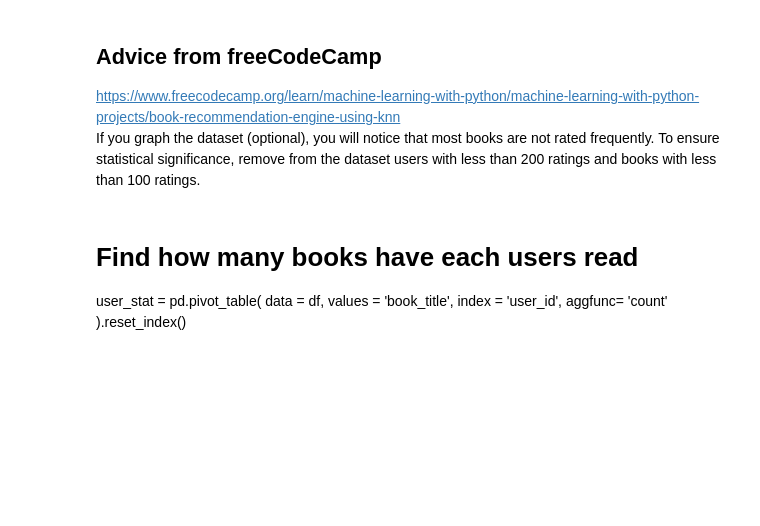
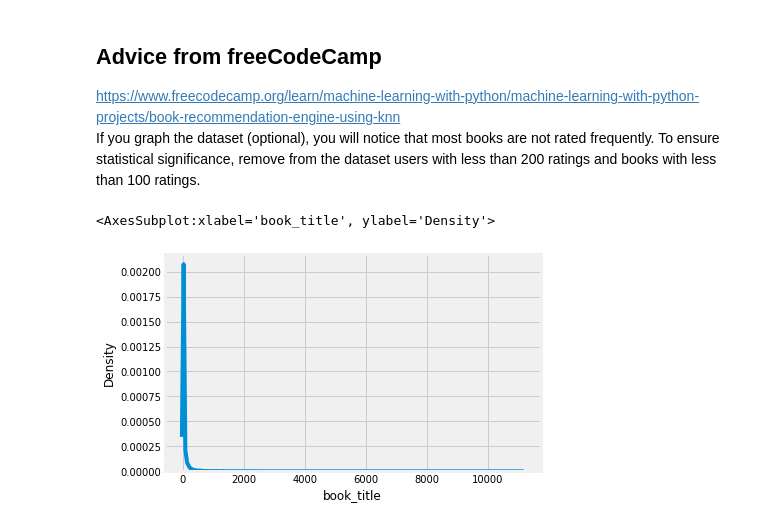
Before and after one commit to amrirasyidi/book_recommendation, a Jupyter notebook: fcc_book_recc_model.ipynb, the cells around one changed output. Drawn from its saved outputs; the diff is of its cells as text; code cells hidden in the pictures; blank space fills up the shorter version.

```diff
--- a/fcc_book_recc_model.ipynb
+++ b/fcc_book_recc_model.ipynb
@@ -39,11 +40,19 @@ df.head()
 ## Advice from freeCodeCamp
 https://www.freecodecamp.org/learn/machine-learning-with-python/machine-learning-with-python-projects/book-recommendation-engine-using-knn<br>
 If you graph the dataset (optional), you will notice that most books are not rated frequently. To ensure statistical significance, remove from the dataset users with less than 200 ratings and books with less than 100 ratings.
-# %% [markdown]
-# Find how many books have each users read
-user_stat = pd.pivot_table(
-    data = df,
-    values = 'book_title',
-    index = 'user_id',
-    aggfunc= 'count'
-).reset_index()
+# %%
+# Find how many books have each users read
+user_stat = pd.pivot_table(
+    data = df,
+    values = 'book_title',
+    index = 'user_id',
+    aggfunc= 'count'
+).reset_index()
+# %%
+sns.kdeplot(
+    data = user_stat['book_title'],
+    # orient='h'
+)
+# %% [output]
+<AxesSubplot:xlabel='book_title', ylabel='Density'>
+[figure, added]
```
Also changed, not shown: parts of 16 cells of this notebook, 1 other file.
